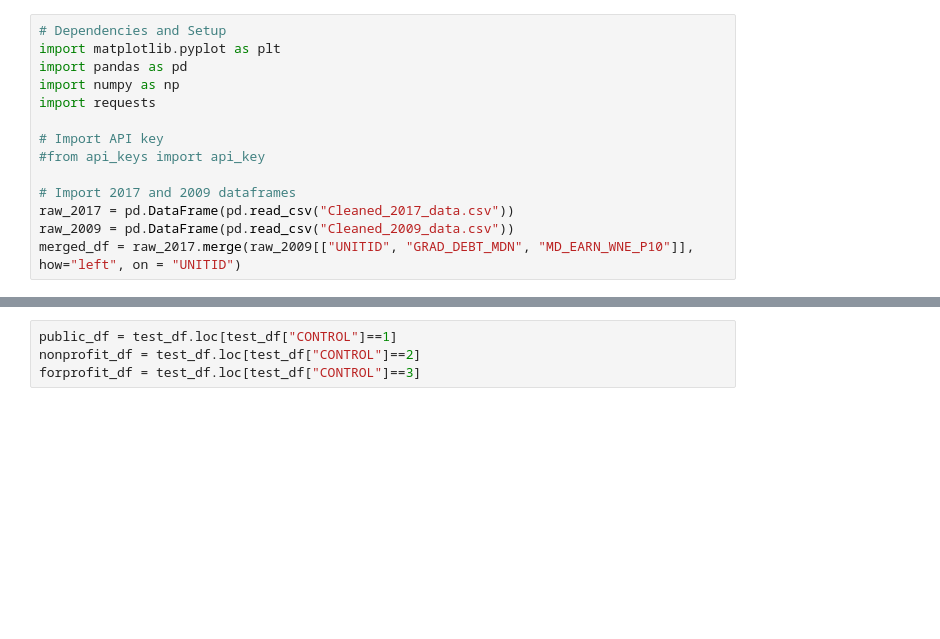
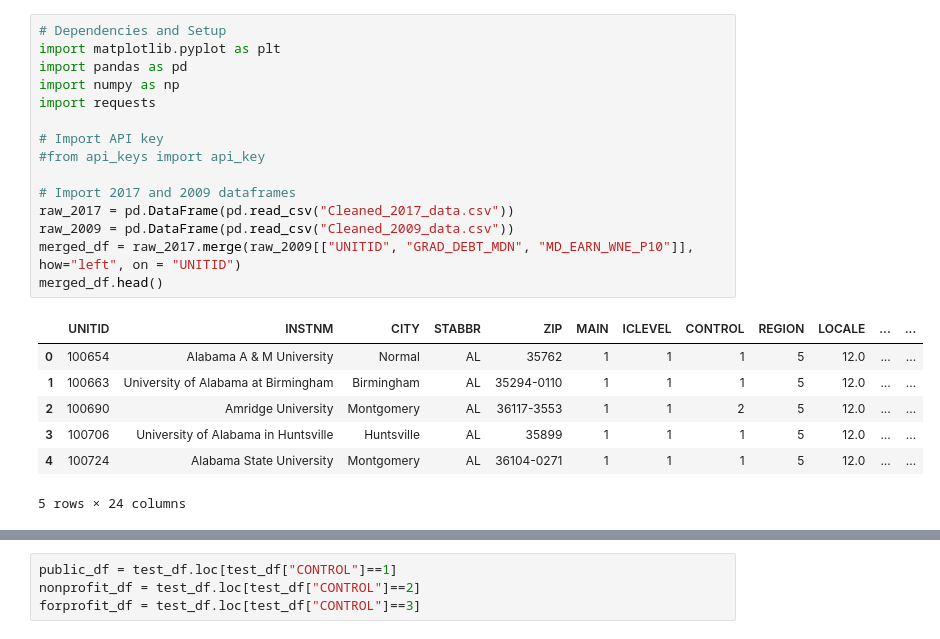
Before and after one commit to alexandermlecocq/project01, a Jupyter notebook: Project01.ipynb, the cells around one changed output, grey strips where cells are left out. Cells and saved outputs as stored; diff of their text form; blank space fills up the shorter version.

```diff
--- a/Project01.ipynb
+++ b/Project01.ipynb
@@ -1,14 +1,23 @@
 # %%
 # Dependencies and Setup
 import matplotlib.pyplot as plt
 import pandas as pd
 import numpy as np
 import requests
 
 # Import API key
 #from api_keys import api_key
 
 # Import 2017 and 2009 dataframes
 raw_2017 = pd.DataFrame(pd.read_csv("Cleaned_2017_data.csv"))
 raw_2009 = pd.DataFrame(pd.read_csv("Cleaned_2009_data.csv"))
 merged_df = raw_2017.merge(raw_2009[["UNITID", "GRAD_DEBT_MDN", "MD_EARN_WNE_P10"]], how="left", on = "UNITID")
+merged_df.head()
+# %% [output]
+|  | UNITID | INSTNM | CITY | STABBR | ZIP | MAIN | ICLEVEL | CONTROL | REGION | LOCALE | ... | ... |
+| 0 | 100654 | Alabama A & M University | Normal | AL | 35762 | 1 | 1 | 1 | 5 | 12.0 | ... | ... |
+| 1 | 100663 | University of Alabama at Birmingham | Birmingham | AL | 35294-0110 | 1 | 1 | 1 | 5 | 12.0 | ... | ... |
+| 2 | 100690 | Amridge University | Montgomery | AL | 36117-3553 | 1 | 1 | 2 | 5 | 12.0 | ... | ... |
+| 3 | 100706 | University of Alabama in Huntsville | Huntsville | AL | 35899 | 1 | 1 | 1 | 5 | 12.0 | ... | ... |
+| 4 | 100724 | Alabama State University | Montgomery | AL | 36104-0271 | 1 | 1 | 1 | 5 | 12.0 | ... | ... |
+5 rows × 24 columns
```
Also changed, not shown: parts of 9 cells of this notebook, 1 other file.
